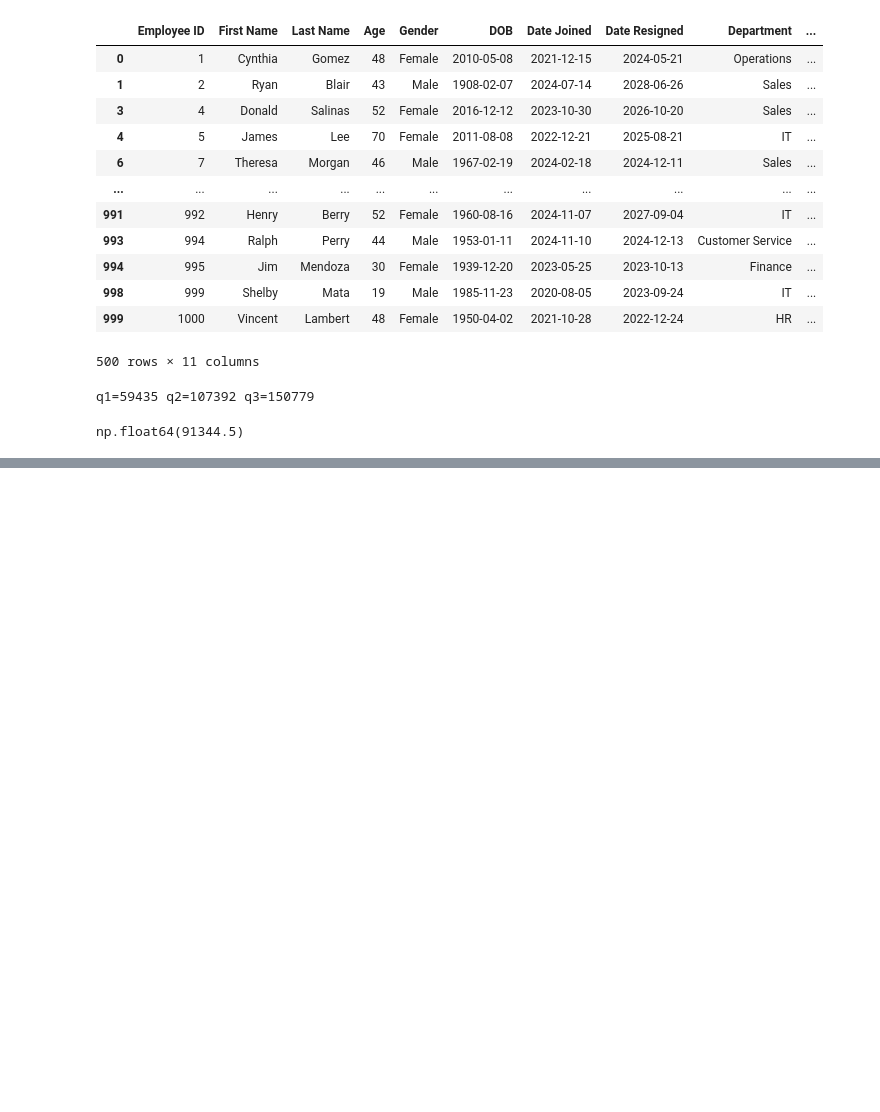
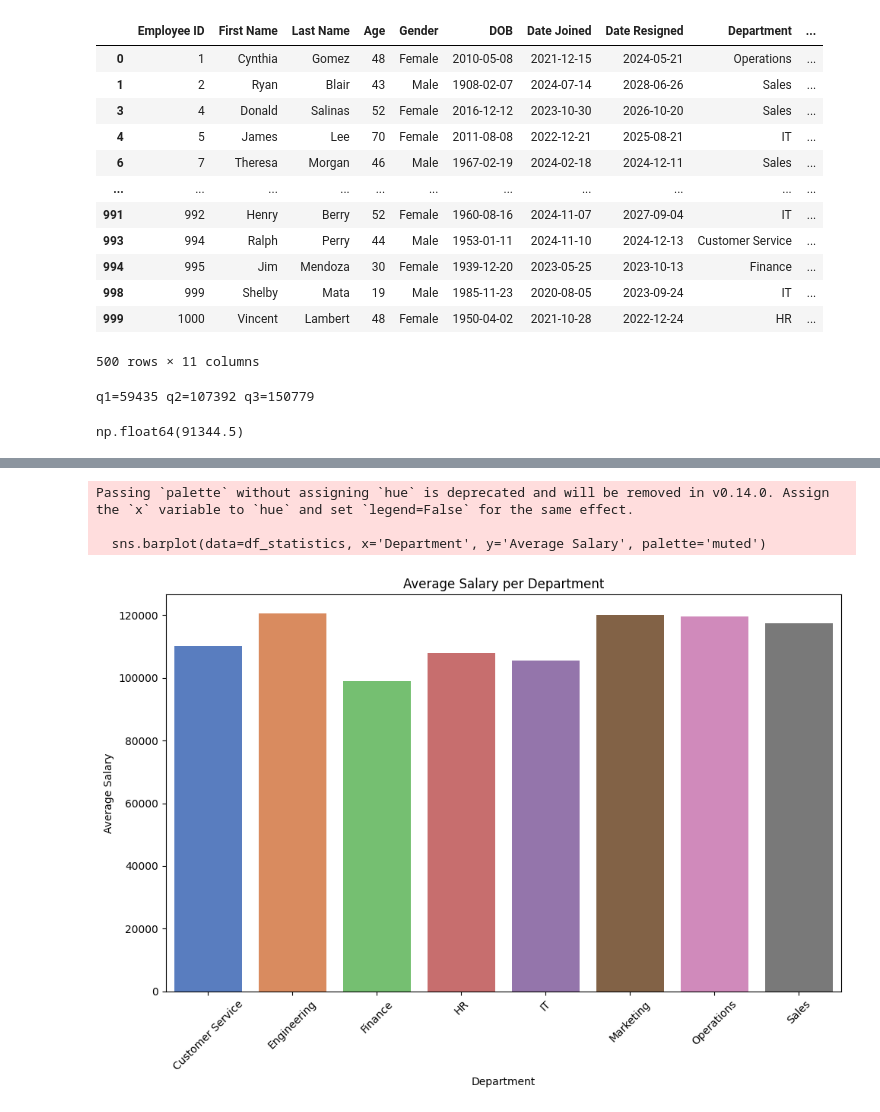
Before and after one commit to Nazar-Popovych/Personal, a Jupyter notebook: Nazar_Popovych.ipynb, the cells around one changed output, grey strips where cells are left out. Saved outputs shown, nothing was run; the diff lists cells and outputs as text; code cells hidden in the pictures; blank space fills up the shorter version.

```diff
--- a/Nazar_Popovych.ipynb
+++ b/Nazar_Popovych.ipynb
@@ -297,0 +296,3 @@ dtype: int64
+# %%
+df_clean=df.drop(df.loc[(df['Salary'] < (q1 - (0.5 * iqr))) |  (df['Salary']  > (q3 + (0.5 * iqr)))].index)
+display(df_clean)
@@ -297,0 +313,9 @@ dtype: int64
+# %%
+df_statistics = df_clean.groupby("Department").agg({
+    "Salary": ["mean", "min", "max"]
+}).round(0)
+
+df_statistics.columns = ["Average Salary", "Min Salary", "Max Salary"]
+df_statistics = df_statistics.reset_index()
+
+print(df_statistics)
@@ -297,0 +332,15 @@ dtype: int64
+# %%
+import seaborn as sns
+import matplotlib.pyplot as plt
+
+plt.figure(figsize=(10, 7))
+sns.barplot(data=df_statistics, x='Department', y='Average Salary', palette='muted')
+plt.title('Average Salary per Department')
+plt.xticks(rotation=45)
+plt.tight_layout()
+plt.show()
+# %% [output]
+Passing `palette` without assigning `hue` is deprecated and will be removed in v0.14.0. Assign the `x` variable to `hue` and set `legend=False` for the same effect.
+
+  sns.barplot(data=df_statistics, x='Department', y='Average Salary', palette='muted')
+[figure, added]
```
Also changed, not shown: parts of 6 cells of this notebook.
